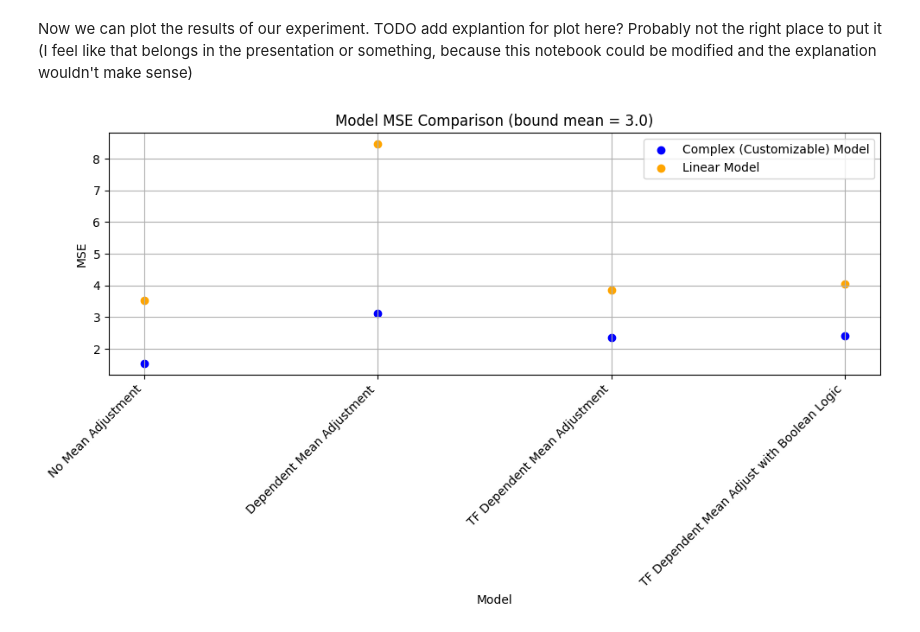
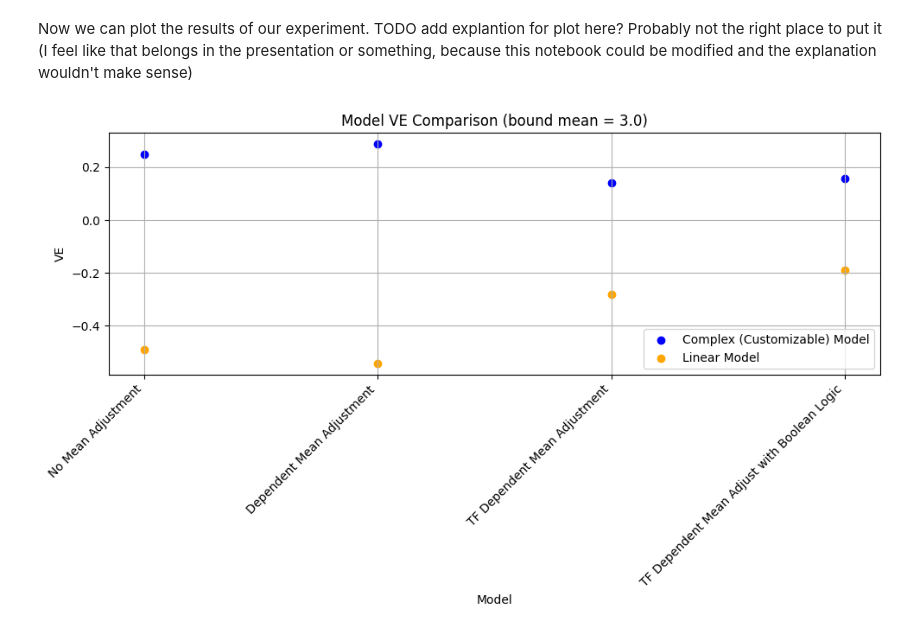
Before and after one commit to BrentLab/yeastdnnexplorer, a Jupyter notebook: docs/tutorials/visualizing_and_testing_data_generation_methods.ipynb, the cells around one changed output. Cells and saved outputs as stored; diff of their text form; code cells hidden in the pictures.

Commit message:
added new file util.py and new test suite and updated notebook

```diff
--- a/docs/tutorials/visualizing_and_testing_data_generation_methods.ipynb
+++ b/docs/tutorials/visualizing_and_testing_data_generation_methods.ipynb
@@ -277,0 +420,28 @@ Train models on data generated with no mean adjustment
+# %%
+data_module = get_data_module(3.0)
+num_tfs = sum(data_module.n_sample)
+
+# nonlinear model
+model = get_model(num_tfs)
+trainer = get_trainer()
+trainer.fit(model, data_module)
+test_results = trainer.test(model, datamodule=data_module)
+explained_variance = calculate_explained_variance(test_results, data_module, model)
+model_ves.append(explained_variance)  # Append explained variance to the list
+print("Printing test results...")
+print(test_results)
+print("Printing explained variance")
+print(explained_variance)
+
+
+# linear model
+linear_model = get_linear_model(num_tfs)
+trainer = get_trainer()
+trainer.fit(linear_model, data_module)
+test_results = trainer.test(linear_model, datamodule=data_module)
+explained_variance = calculate_explained_variance(test_results, data_module, linear_model)
+linear_model_test_ves.append(explained_variance)  # Append explained variance to the list
+print("Printing linear model test results")
+print(test_results)
+print("Printing linear model explained variance")
+print(explained_variance)
@@ -532,15 +822,15 @@ Now we can plot the results of our experiment. TODO add explantion for plot here
 # %%
 data_gen_methods = ["No Mean Adjustment", "Dependent Mean Adjustment", "TF Dependent Mean Adjustment", "TF Dependent Mean Adjust with Boolean Logic"]
 plt.figure(figsize=(10, 6))
-plt.scatter(data_gen_methods, model_mses, color='blue')
-plt.scatter(data_gen_methods, linear_model_test_mses, color='orange')
-plt.title('Model MSE Comparison (bound mean = 3.0)')
+plt.scatter(data_gen_methods, model_ves, color='blue')
+plt.scatter(data_gen_methods, linear_model_test_ves, color='orange')
+plt.title('Model VE Comparison (bound mean = 3.0)')
 plt.xlabel('Model')
-plt.ylabel('MSE')
+plt.ylabel('VE')
 plt.grid(True)
 plt.xticks(rotation=45, ha="right")
 plt.legend(['Complex (Customizable) Model', 'Linear Model'])
 plt.tight_layout()  # Adjust layout to make room for the rotated x-axis labels
 plt.show()
 # %% [output]
-[figure, old version]
+[figure, new version]
```
Also changed, not shown: parts of 25 cells of this notebook, 2 other files.
